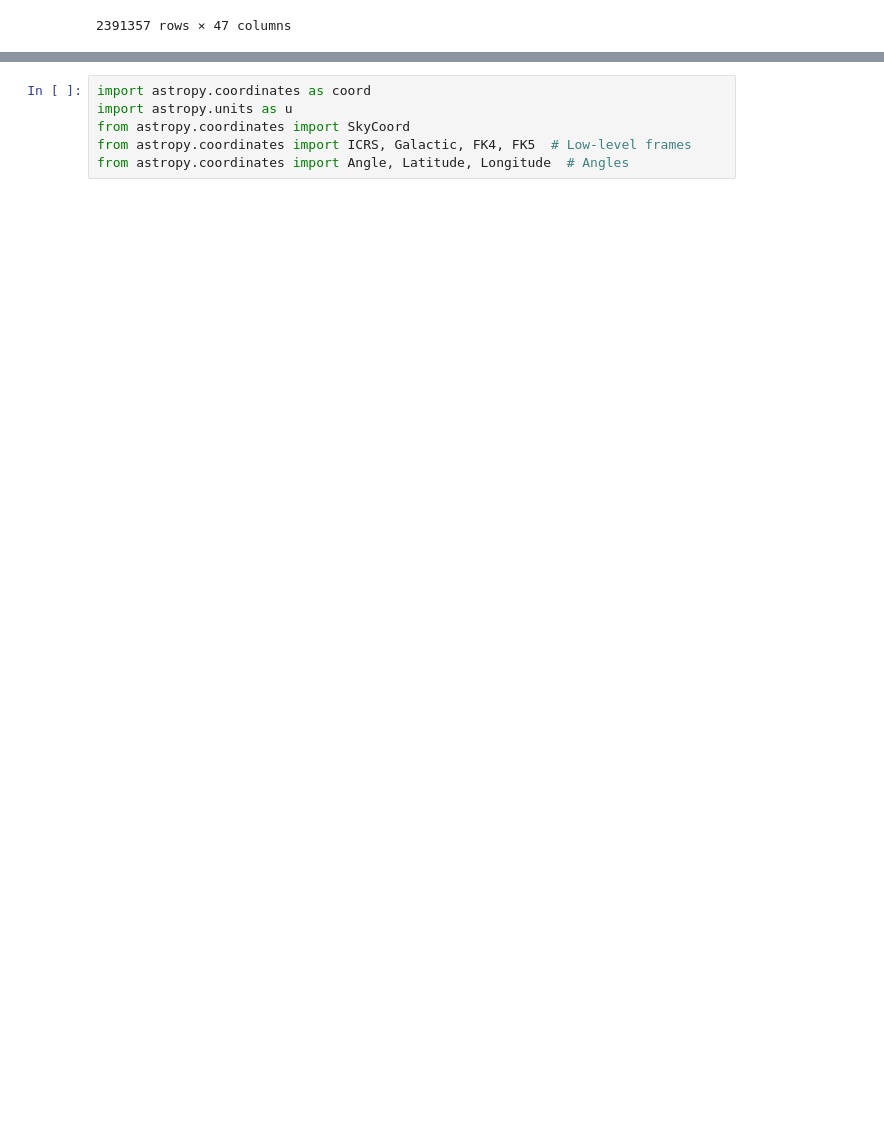
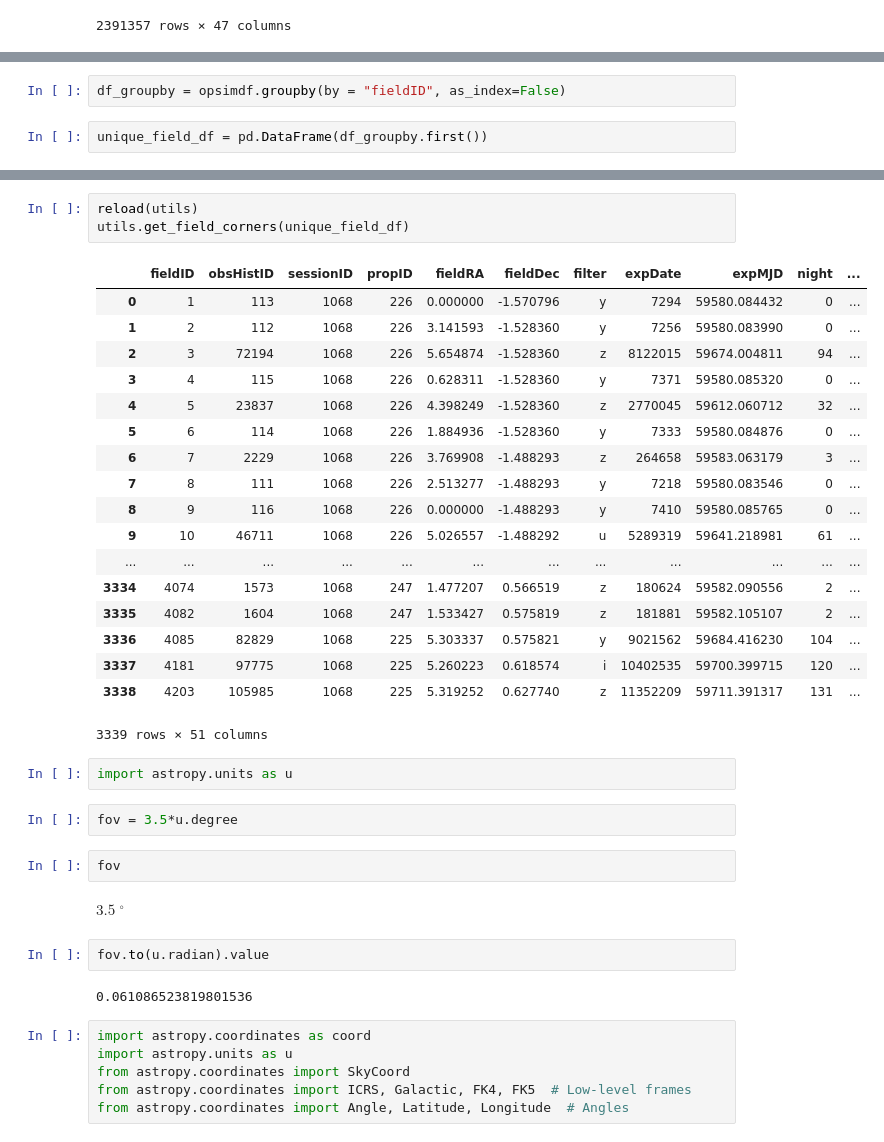
Before and after one commit to RobFirth/LSST_tools, a Jupyter notebook: opsimout/notebooks/OpSim_outputs_notebook_new.ipynb, the cells around one changed output, grey strips where cells are left out. Cells and saved outputs as stored; diff of their text form; blank space fills up the shorter version.

```diff
--- a/opsimout/notebooks/OpSim_outputs_notebook_new.ipynb
+++ b/opsimout/notebooks/OpSim_outputs_notebook_new.ipynb
@@ -69 +73,5 @@ opsimdf
+# %%
+df_groupby = opsimdf.groupby(by = "fieldID", as_index=False)
+# %%
+unique_field_df = pd.DataFrame(df_groupby.first())
 # %%
@@ -71,5 +79,39 @@ type(ddf)
 # %% [output]
 pandas.core.frame.DataFrame
+# %%
+reload(utils)
+utils.get_field_corners(unique_field_df)
+# %% [output]
+|  | fieldID | obsHistID | sessionID | propID | fieldRA | fieldDec | filter | expDate | expMJD | night | ... |
+| 0 | 1 | 113 | 1068 | 226 | 0.000000 | -1.570796 | y | 7294 | 59580.084432 | 0 | ... |
+| 1 | 2 | 112 | 1068 | 226 | 3.141593 | -1.528360 | y | 7256 | 59580.083990 | 0 | ... |
+| 2 | 3 | 72194 | 1068 | 226 | 5.654874 | -1.528360 | z | 8122015 | 59674.004811 | 94 | ... |
+| 3 | 4 | 115 | 1068 | 226 | 0.628311 | -1.528360 | y | 7371 | 59580.085320 | 0 | ... |
+| 4 | 5 | 23837 | 1068 | 226 | 4.398249 | -1.528360 | z | 2770045 | 59612.060712 | 32 | ... |
+| 5 | 6 | 114 | 1068 | 226 | 1.884936 | -1.528360 | y | 7333 | 59580.084876 | 0 | ... |
+| 6 | 7 | 2229 | 1068 | 226 | 3.769908 | -1.488293 | z | 264658 | 59583.063179 | 3 | ... |
+| 7 | 8 | 111 | 1068 | 226 | 2.513277 | -1.488293 | y | 7218 | 59580.083546 | 0 | ... |
+| 8 | 9 | 116 | 1068 | 226 | 0.000000 | -1.488293 | y | 7410 | 59580.085765 | 0 | ... |
+| 9 | 10 | 46711 | 1068 | 226 | 5.026557 | -1.488292 | u | 5289319 | 59641.218981 | 61 | ... |
+| ... | ... | ... | ... | ... | ... | ... | ... | ... | ... | ... | ... |
+| 3334 | 4074 | 1573 | 1068 | 247 | 1.477207 | 0.566519 | z | 180624 | 59582.090556 | 2 | ... |
+| 3335 | 4082 | 1604 | 1068 | 247 | 1.533427 | 0.575819 | z | 181881 | 59582.105107 | 2 | ... |
+| 3336 | 4085 | 82829 | 1068 | 225 | 5.303337 | 0.575821 | y | 9021562 | 59684.416230 | 104 | ... |
+| 3337 | 4181 | 97775 | 1068 | 225 | 5.260223 | 0.618574 | i | 10402535 | 59700.399715 | 120 | ... |
+| 3338 | 4203 | 105985 | 1068 | 225 | 5.319252 | 0.627740 | z | 11352209 | 59711.391317 | 131 | ... |
+3339 rows × 51 columns
+# %%
+import astropy.units as u
+# %%
+fov = 3.5*u.degree
+# %%
+fov
+# %% [output]
+$3.5 \; \mathrm{{}^{\circ}}$
+# %%
+fov.to(u.radian).value
+# %% [output]
+0.061086523819801536
 # %%
 import astropy.coordinates as coord
 import astropy.units as u
```
Also changed, not shown: parts of 11 cells of this notebook, 2 other files.
